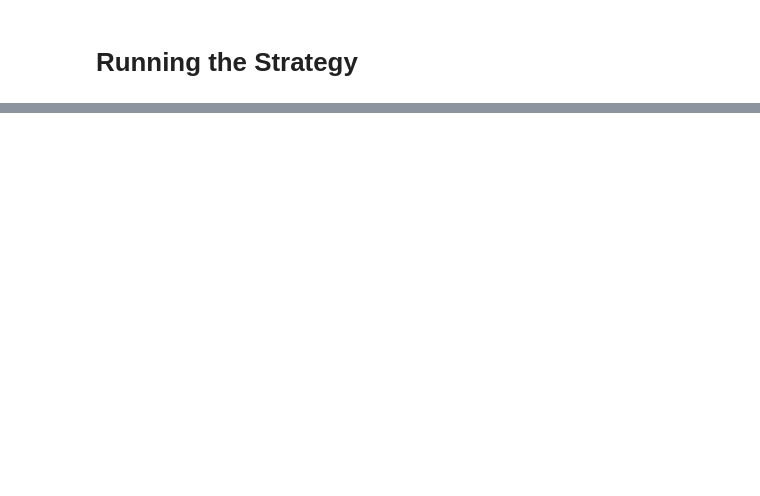
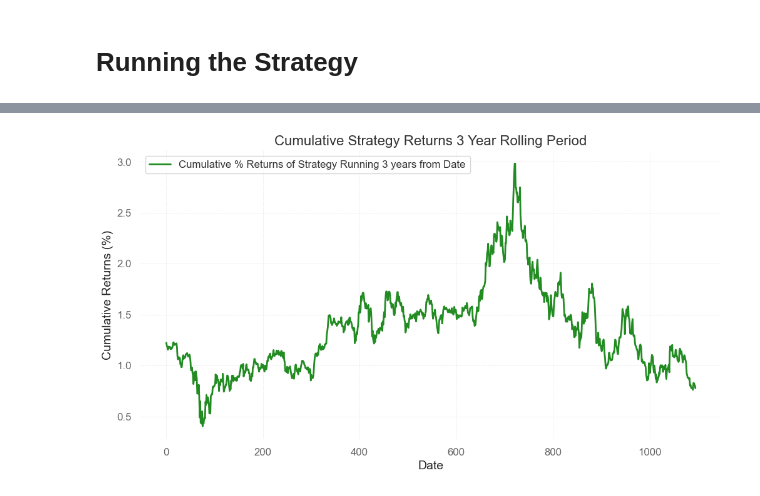
Before and after one commit to ben-marconi/LowVolatilityEffect, a Jupyter notebook: strategy.ipynb, the cells around one changed output, grey strips where cells are left out. Drawn from its saved outputs; the diff is of its cells as text; code cells hidden in the pictures; blank space fills up the shorter version.

```diff
--- a/strategy.ipynb
+++ b/strategy.ipynb
@@ -190,0 +224,29 @@ plot_returns(returns)
+# %%
+# Define the start and end dates
+start_date = "2017-01-01"
+end_date = "2020-01-01"
+
+# Create a date range using pandas.date_range
+date_range = pd.date_range(start=start_date, end=end_date)
+
+
+returns_df = pd.DataFrame(columns=['Date', 'Cumulative_Returns'])
+# Iterate through the dates in the range
+for date in date_range:
+    start_date = date
+    end_date = date + pd.DateOffset(years=3)
+    portfolio = construct_portfolio(stock_data, start_date = start_date, end_date = end_date, percentage_of_all_stocks_to_buy = 0.3)
+    returns = backtest(stock_data, portfolio, index, start_date = start_date, end_date = end_date)
+    cumulative_returns = returns['cumulative_returns'][-1]
+    returns_df.loc[len(returns_df)] = [date, cumulative_returns]
+
+plt.figure(figsize=(12, 6))
+plt.plot(returns_df['Cumulative_Returns'], label='Cumulative % Returns of Strategy Running 3 years from Date', color='forestgreen', linewidth=2, linestyle='-')
+plt.title('Cumulative Strategy Returns 3 Year Rolling Period', fontsize=16)
+plt.xlabel('Date', fontsize=14)
+plt.ylabel('Cumulative Returns (%)', fontsize=14)
+plt.legend()
+plt.grid(True, linestyle='--', linewidth=0.5, alpha=0.7)
+plt.show()
+# %% [output]
+[figure, added]
```
Also changed, not shown: parts of 6 cells of this notebook.
